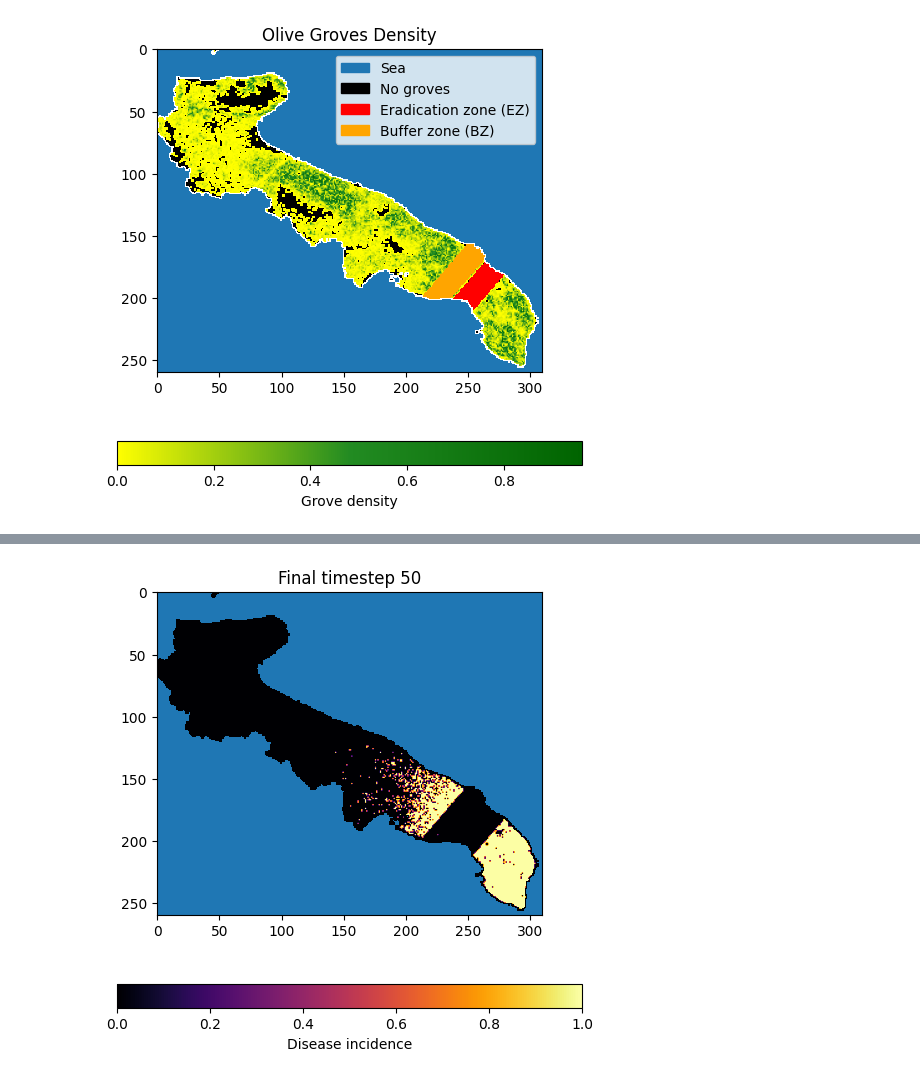
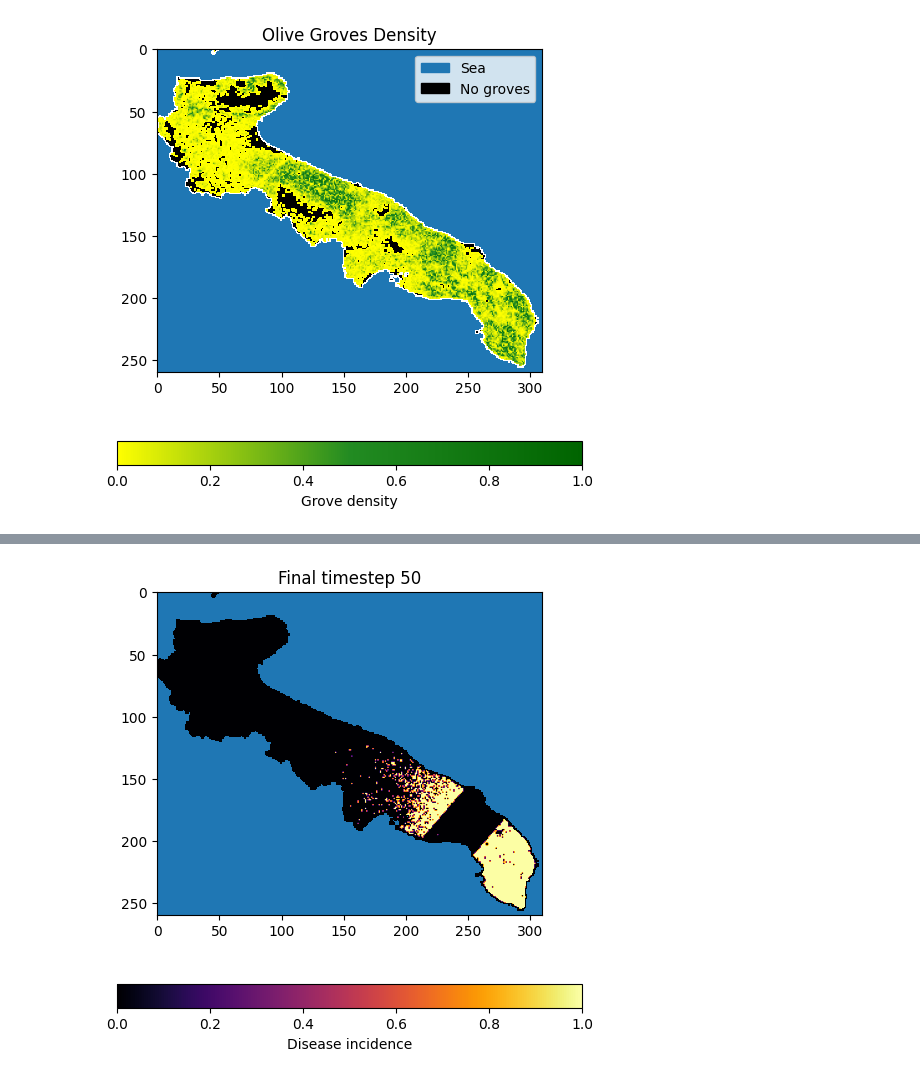
Before and after one commit to LeonMengoni/Xylella-Fastidiosa, a Jupyter notebook: Xylella_simulation.ipynb, the cells around one changed output, grey strips where cells are left out. Saved outputs shown, nothing was run; the diff lists cells and outputs as text; code cells hidden in the pictures.

Commit message:
Moved the setting of the control zone to the simulate method. So that I can define only one Grid instance and simulate for different sets of parameters.

```diff
--- a/Xylella_simulation.ipynb
+++ b/Xylella_simulation.ipynb
@@ -53,15 +53,15 @@ parameters = {'control_zone': [BZ_eff],
 # %%
 # CREATE OLIVE GROVE DENSITY, FROM FILE OR RANDOMLY GENERATED
 
 if FROM_FILE:
     file_path = "olivegrowthprop.mat"
     mat = sp.io.loadmat(file_path)
-    GRID = Grid(density=mat["olivegrowthprop"], control=CONTROL, EZW=EZW, BZW=BZW)
+    GRID = Grid(density=mat["olivegrowthprop"])
 
 else:
     GRID = Grid(shape=(ROWS, COLS))
 
 # PLOT DISTRIBUTION OF OLIVE GROVES
 GRID.plot_density(figsize=(6,6))
 # %% [output]
-[figure, old version]
+[figure, new version]
```
Also changed, not shown: parts of 2 cells of this notebook, 1 other file.
